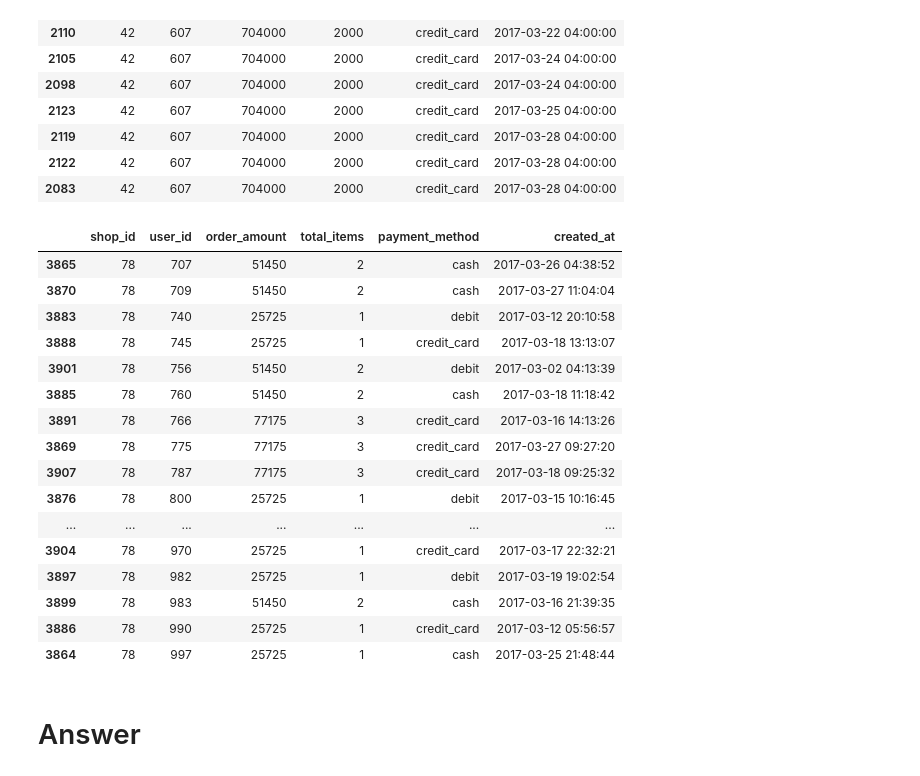
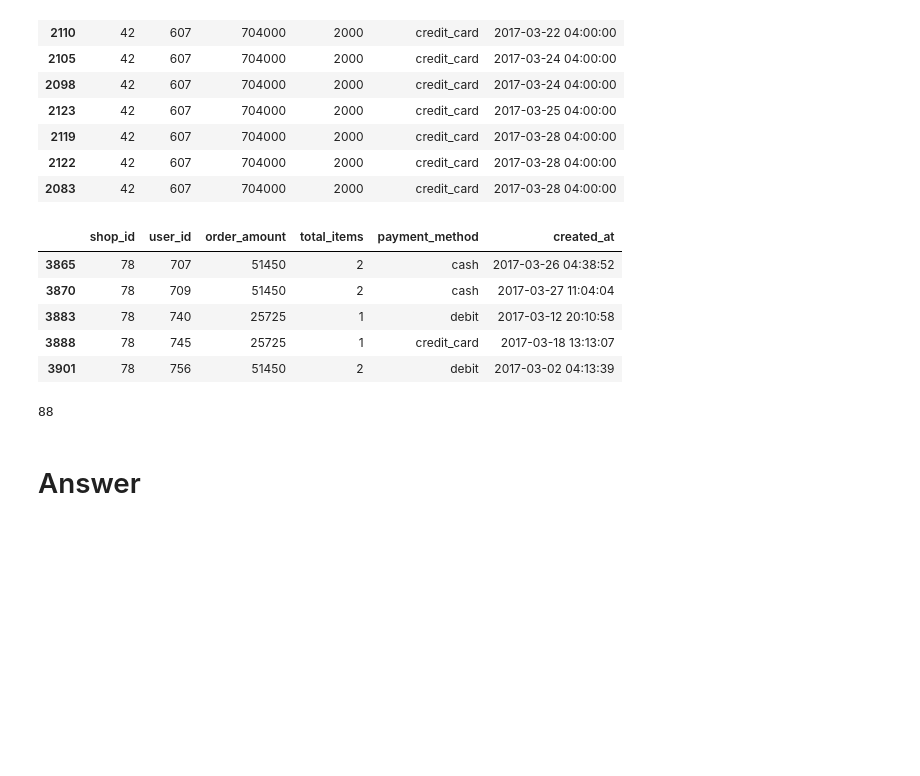
Before and after one commit to ericyeonpark/shopify_exploratory_data_analysis, a Jupyter notebook: data_analysis.ipynb, the cells around one changed output. Cells and saved outputs as stored; diff of their text form; code cells hidden in the pictures; blank space fills up the shorter version.

Commit message:
deeper exploratory analysis to shop 78

```diff
--- a/data_analysis.ipynb
+++ b/data_analysis.ipynb
@@ -365,25 +365,20 @@ df[df['user_id']==607].sort_values('created_at')
 | 2083 | 42 | 607 | 704000 | 2000 | credit_card | 2017-03-28 04:00:00 |
 # %%
 '''deep dive into shop 78 user 607 who has huge money'''
-df[df['shop_id']==78].sort_values('user_id')
+df_shop_78 = df[df['shop_id']==78].sort_values('user_id')
+df_shop_78.head()
 # %% [output]
 |  | shop_id | user_id | order_amount | total_items | payment_method | created_at |
 | 3865 | 78 | 707 | 51450 | 2 | cash | 2017-03-26 04:38:52 |
 | 3870 | 78 | 709 | 51450 | 2 | cash | 2017-03-27 11:04:04 |
 | 3883 | 78 | 740 | 25725 | 1 | debit | 2017-03-12 20:10:58 |
 | 3888 | 78 | 745 | 25725 | 1 | credit_card | 2017-03-18 13:13:07 |
 | 3901 | 78 | 756 | 51450 | 2 | debit | 2017-03-02 04:13:39 |
-| 3885 | 78 | 760 | 51450 | 2 | cash | 2017-03-18 11:18:42 |
-| 3891 | 78 | 766 | 77175 | 3 | credit_card | 2017-03-16 14:13:26 |
-| 3869 | 78 | 775 | 77175 | 3 | credit_card | 2017-03-27 09:27:20 |
-| 3907 | 78 | 787 | 77175 | 3 | credit_card | 2017-03-18 09:25:32 |
-| 3876 | 78 | 800 | 25725 | 1 | debit | 2017-03-15 10:16:45 |
-| ... | ... | ... | ... | ... | ... | ... |
-| 3904 | 78 | 970 | 25725 | 1 | credit_card | 2017-03-17 22:32:21 |
-| 3897 | 78 | 982 | 25725 | 1 | debit | 2017-03-19 19:02:54 |
-| 3899 | 78 | 983 | 51450 | 2 | cash | 2017-03-16 21:39:35 |
-| 3886 | 78 | 990 | 25725 | 1 | credit_card | 2017-03-12 05:56:57 |
-| 3864 | 78 | 997 | 25725 | 1 | cash | 2017-03-25 21:48:44 |
+# %%
+# find how many items shop78 sold
+sum(df_shop_78['total_items'])
+# %% [output]
+88
 # %% [markdown]
 # Answer
 # %% [markdown]
```
